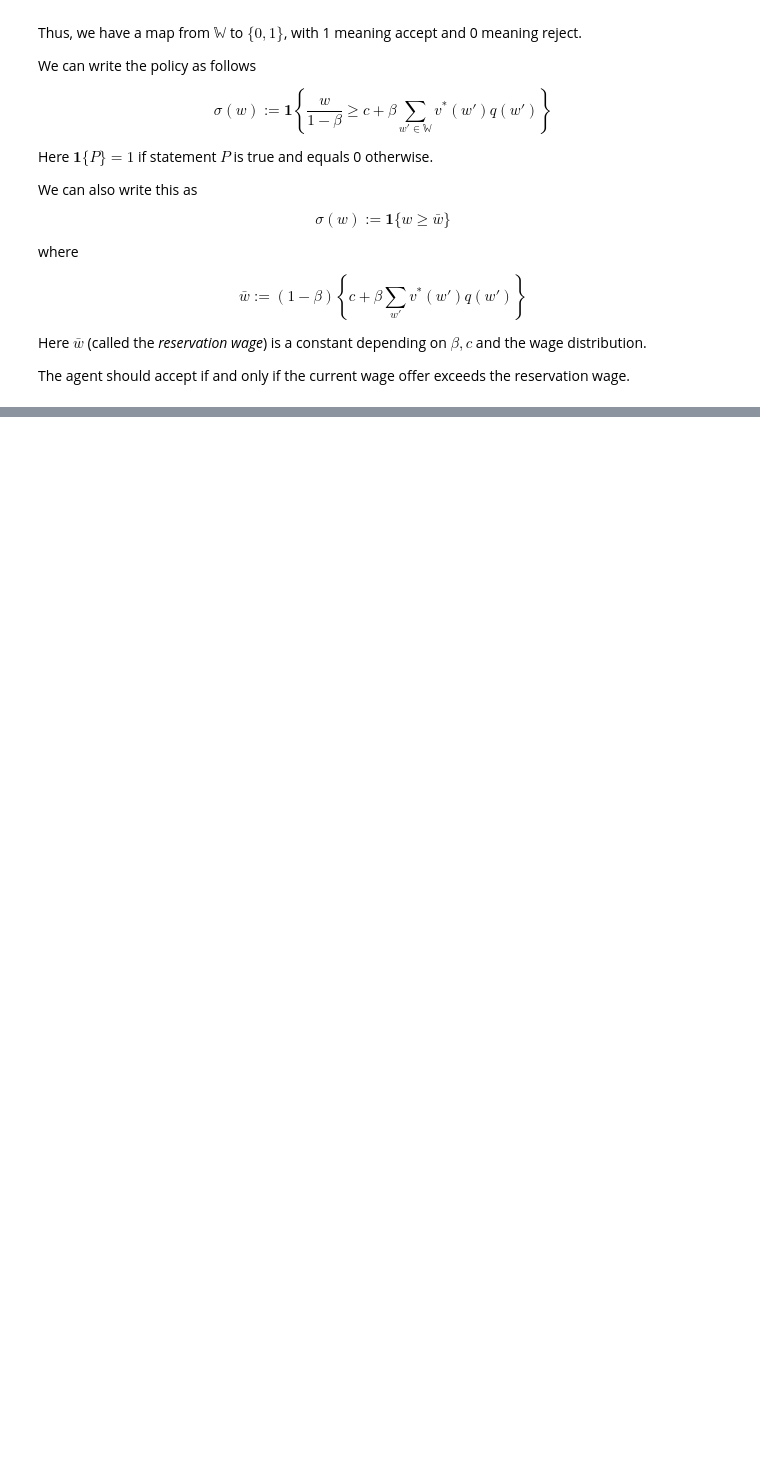
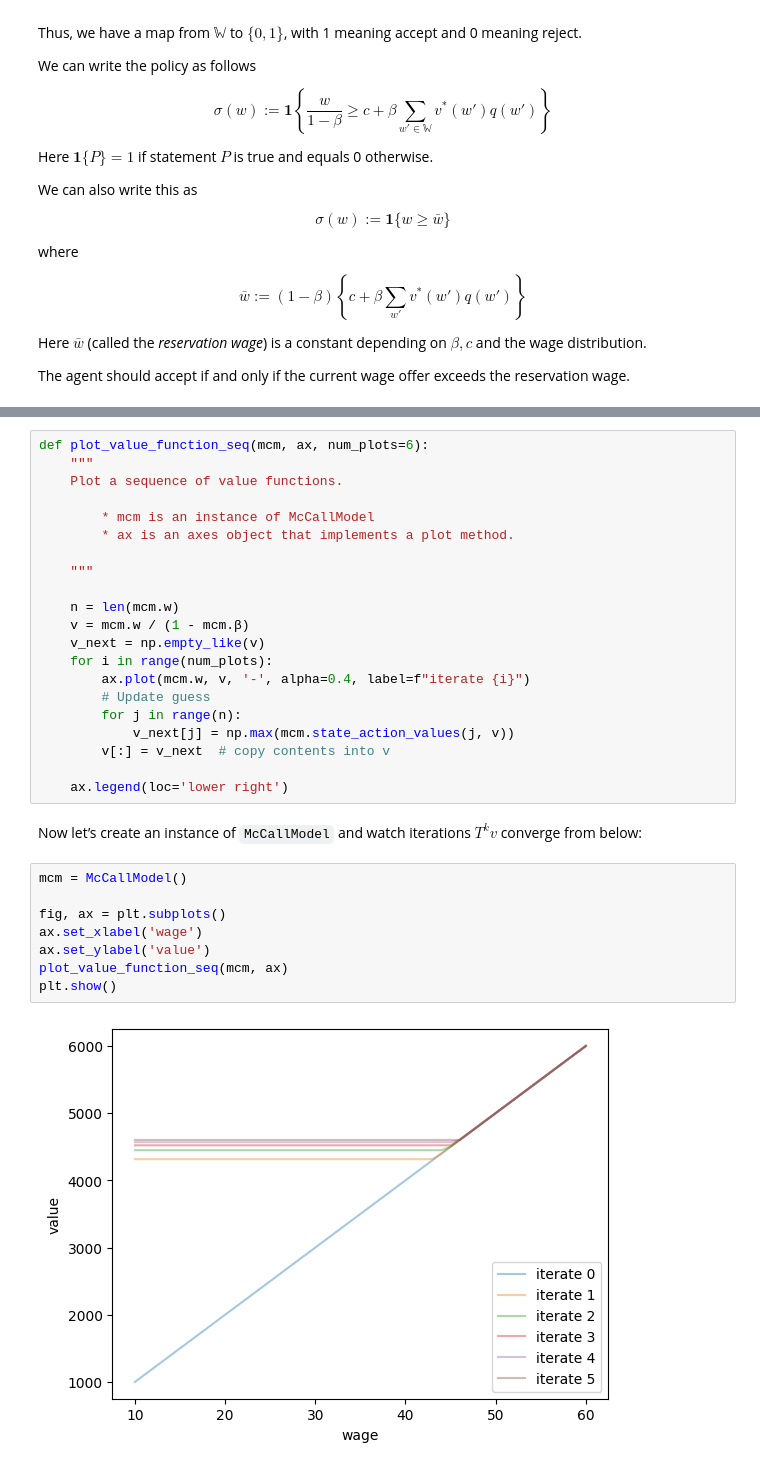
Before and after one commit to YaolangZhong/U_Tokyo_Comp_Econ_Course, a Jupyter notebook: Lab3_Value_Function_Iteration.ipynb, the cells around one changed output, grey strips where cells are left out. Drawn from its saved outputs; the diff is of its cells as text; blank space fills up the shorter version.

```diff
--- a/Lab3_Value_Function_Iteration.ipynb
+++ b/Lab3_Value_Function_Iteration.ipynb
@@ -132,0 +225,33 @@ $$
+# %%
+def plot_value_function_seq(mcm, ax, num_plots=6):
+    """
+    Plot a sequence of value functions.
+
+        * mcm is an instance of McCallModel
+        * ax is an axes object that implements a plot method.
+
+    """
+
+    n = len(mcm.w)
+    v = mcm.w / (1 - mcm.β)
+    v_next = np.empty_like(v)
+    for i in range(num_plots):
+        ax.plot(mcm.w, v, '-', alpha=0.4, label=f"iterate {i}")
+        # Update guess
+        for j in range(n):
+            v_next[j] = np.max(mcm.state_action_values(j, v))
+        v[:] = v_next  # copy contents into v
+
+    ax.legend(loc='lower right')
+# %% [markdown]
+Now let’s create an instance of `McCallModel` and watch iterations  $ T^k v $ converge from below:
+# %%
+mcm = McCallModel()
+
+fig, ax = plt.subplots()
+ax.set_xlabel('wage')
+ax.set_ylabel('value')
+plot_value_function_seq(mcm, ax)
+plt.show()
+# %% [output]
+[figure, added]
```
Also changed, not shown: parts of 44 cells of this notebook, 1 other file.
